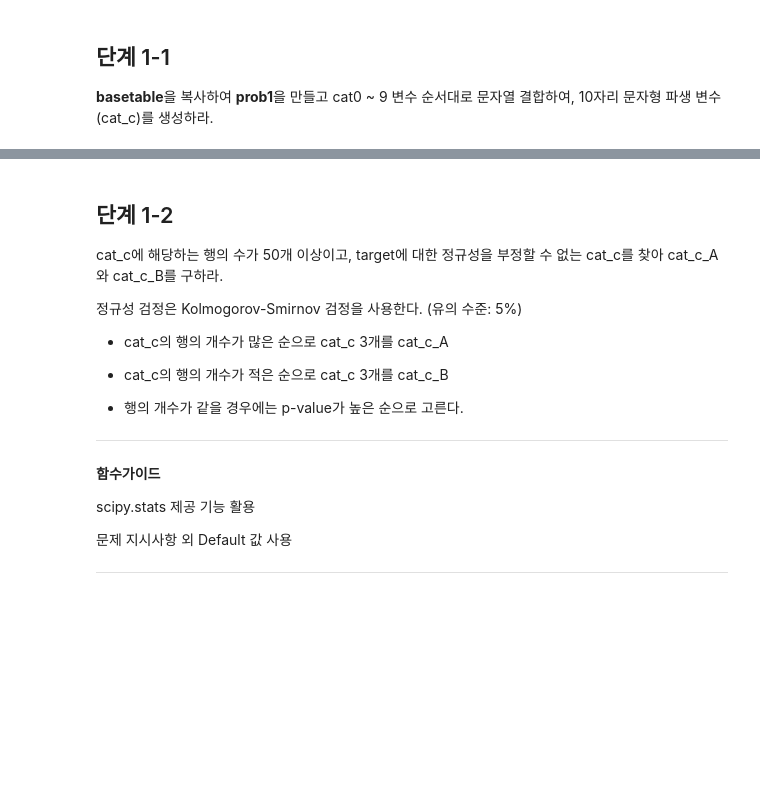
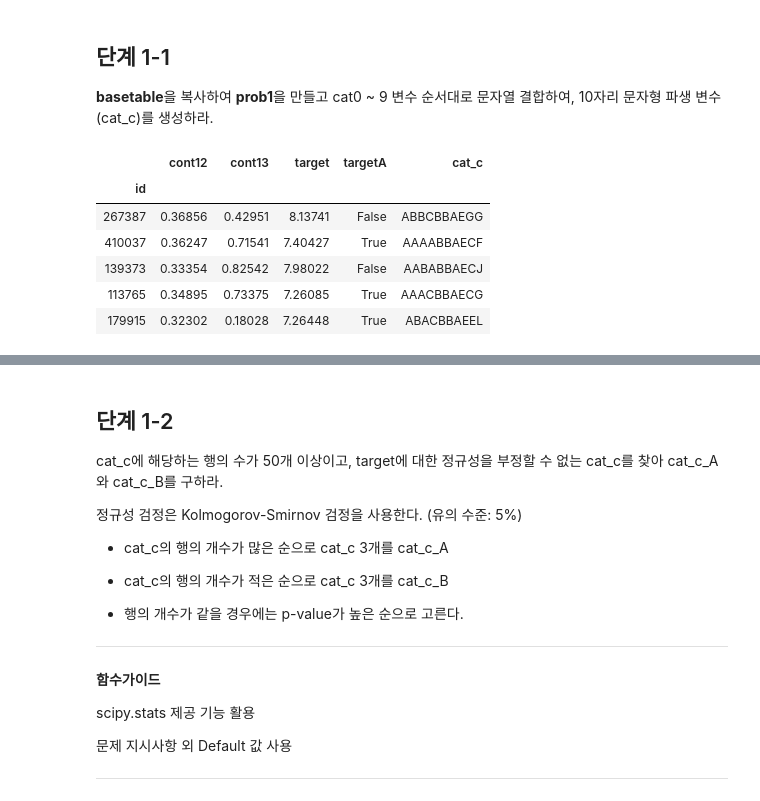
Before and after one commit to sunkusun9/DS_lv3_2609_2, a Jupyter notebook: sec_ds_lv3_prob2_prob.ipynb, the cells around one changed output, grey strips where cells are left out. Saved outputs shown, nothing was run; the diff lists cells and outputs as text; code cells hidden in the pictures; blank space fills up the shorter version.

```diff
--- a/sec_ds_lv3_prob2_prob.ipynb
+++ b/sec_ds_lv3_prob2_prob.ipynb
@@ -262,3 +450,17 @@ mean_squared_error(
 ## 단계 1-1
 
 **basetable**을 복사하여 **prob1**을 만들고 cat0 ~ 9 변수 순서대로 문자열 결합하여, 10자리 문자형 파생 변수(cat_c)를 생성하라.
+# %%
+# 방법1
+df_prob1 = df_basetable.join(
+    df_basetable[cat_cols].sum(axis=1).rename('cat_c')
+)
+df_prob1.iloc[:5, -5:]
+# %% [output]
+|  | cont12 | cont13 | target | targetA | cat_c |
+| id |  |  |  |  |  |
+| 267387 | 0.36856 | 0.42951 | 8.13741 | False | ABBCBBAEGG |
+| 410037 | 0.36247 | 0.71541 | 7.40427 | True | AAAABBAECF |
+| 139373 | 0.33354 | 0.82542 | 7.98022 | False | AABABBAECJ |
+| 113765 | 0.34895 | 0.73375 | 7.26085 | True | AAACBBAECG |
+| 179915 | 0.32302 | 0.18028 | 7.26448 | True | ABACBBAEEL |
```
Also changed, not shown: parts of 29 cells of this notebook.
